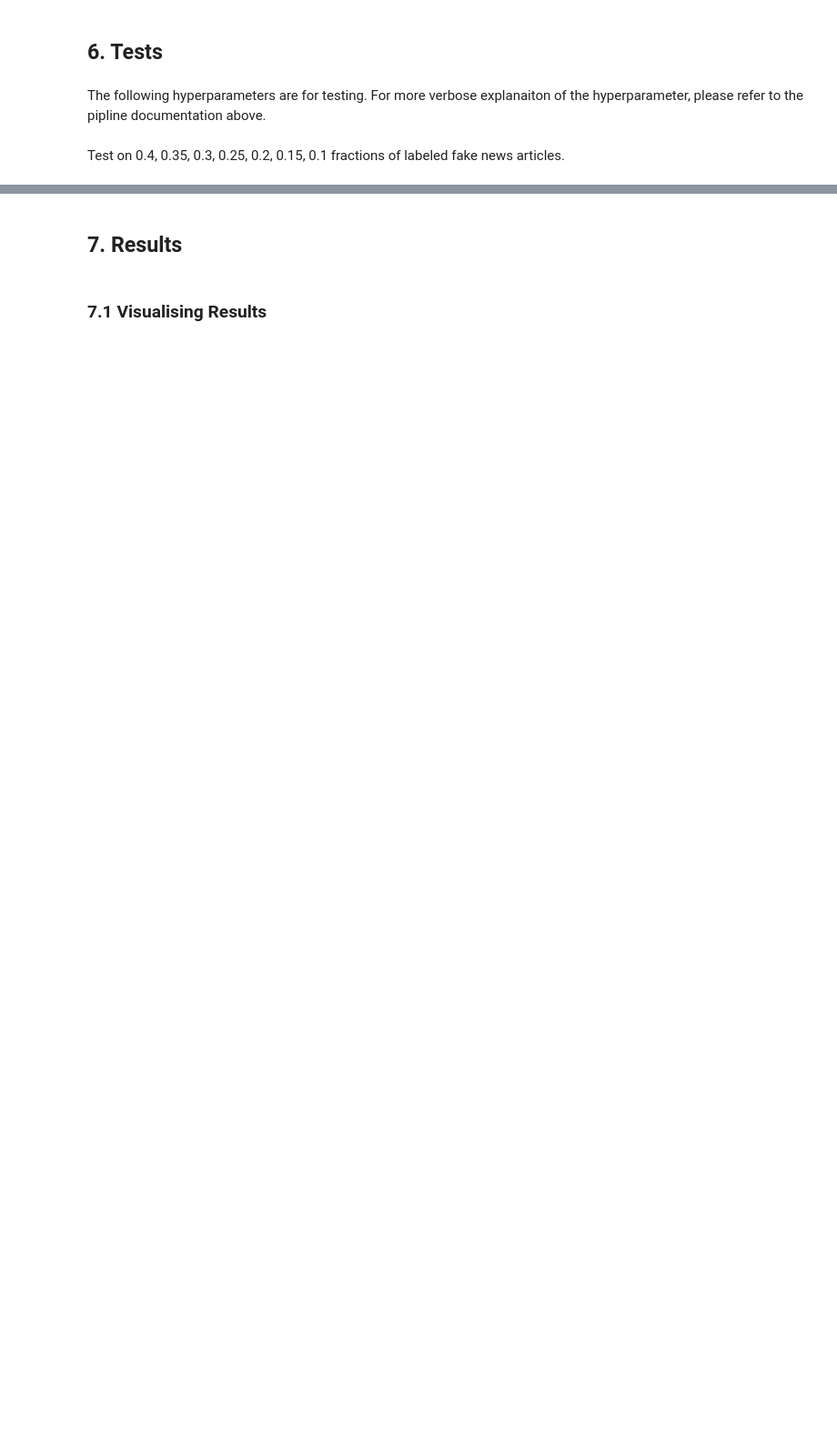
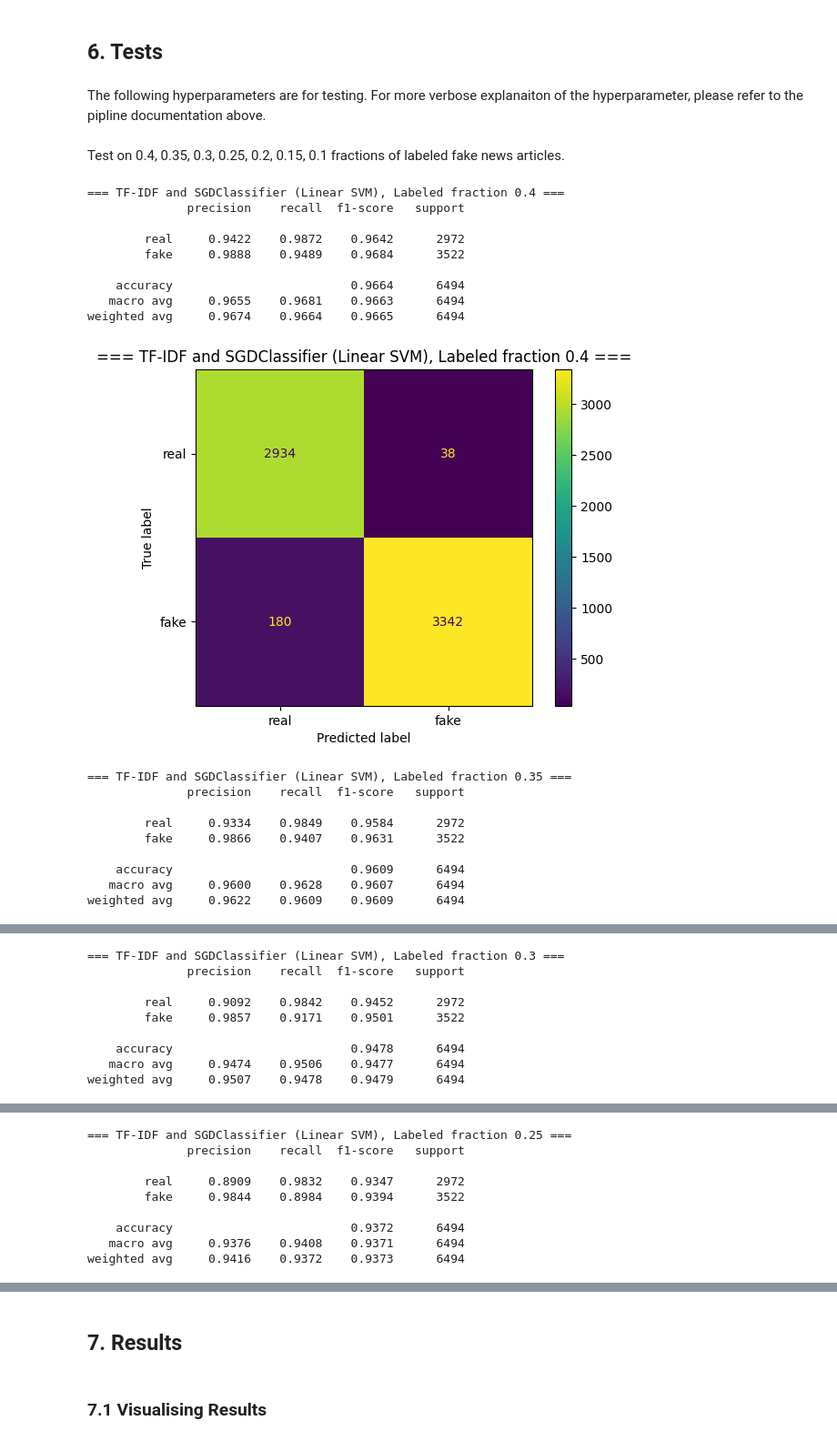
Before and after one commit to rtsonev/kafn-pulp, a Jupyter notebook: kafn-pulp.ipynb, the cells around one changed output, grey strips where cells are left out. Shown at 91% size. Drawn from its saved outputs; the diff is of its cells as text; code cells hidden in the pictures; blank space fills up the shorter version.

Commit message:
results visualisations

```diff
--- a/kafn-pulp.ipynb
+++ b/kafn-pulp.ipynb
@@ -1693,6 +1739,11 @@ def test_pulp_tfidfvectorizer_pipeline(data: KAFNData):
         device="cuda",
     )
     clear_gpu_cache()
+
+
+def test_sgdclassifier(data: KAFNData):
+    sgd(data)
+    clear_gpu_cache()
 # %% [markdown]
 Test on 0.4, 0.35, 0.3, 0.25, 0.2, 0.15, 0.1 fractions of labeled fake news articles.
 # %%
@@ -1700,12 +1751,33 @@ dataset_file = "data/processed.csv"
 fraction = [0.4, 0.35, 0.3, 0.25, 0.2, 0.15, 0.1]
 # %%
 # Test for all fractions
-# for frac in fraction:
-#     data = KAFNData(
-#         csv_path=dataset_file, random_state=42, fraction_fake_labeled=frac, test_size=0.2
-#     )
-#     test_baseline(data)
-#     test_pulp_doc2vec_pipeline(data)
-#     test_pulp_tfidfvectorizer_pipeline(data)
-#     del data
-#     gc.collect()
+for frac in fraction:
+    data = KAFNData(
+        csv_path=dataset_file, random_state=42, fraction_fake_labeled=frac, test_size=0.2
+    )
+    # test_baseline(data)
+    # test_pulp_doc2vec_pipeline(data)
+    # test_pulp_tfidfvectorizer_pipeline(data)
+    test_sgdclassifier(data)
+    del data
+    gc.collect()
+# %% [output]
+=== TF-IDF and SGDClassifier (Linear SVM), Labeled fraction 0.4 ===
+              precision    recall  f1-score   support
+
+        real     0.9422    0.9872    0.9642      2972
+        fake     0.9888    0.9489    0.9684      3522
+
+    accuracy                         0.9664      6494
+   macro avg     0.9655    0.9681    0.9663      6494
+weighted avg     0.9674    0.9664    0.9665      6494
+[figure, added]
+=== TF-IDF and SGDClassifier (Linear SVM), Labeled fraction 0.35 ===
+              precision    recall  f1-score   support
+
+        real     0.9334    0.9849    0.9584      2972
+        fake     0.9866    0.9407    0.9631      3522
+
+    accuracy                         0.9609      6494
+   macro avg     0.9600    0.9628    0.9607      6494
+weighted avg     0.9622    0.9609    0.9609      6494
@@ -1711,0 +1785,9 @@ fraction = [0.4, 0.35, 0.3, 0.25, 0.2, 0.15, 0.1]
+=== TF-IDF and SGDClassifier (Linear SVM), Labeled fraction 0.3 ===
+              precision    recall  f1-score   support
+
+        real     0.9092    0.9842    0.9452      2972
+        fake     0.9857    0.9171    0.9501      3522
+
+    accuracy                         0.9478      6494
+   macro avg     0.9474    0.9506    0.9477      6494
+weighted avg     0.9507    0.9478    0.9479      6494
@@ -1711,0 +1795,9 @@ fraction = [0.4, 0.35, 0.3, 0.25, 0.2, 0.15, 0.1]
+=== TF-IDF and SGDClassifier (Linear SVM), Labeled fraction 0.25 ===
+              precision    recall  f1-score   support
+
+        real     0.8909    0.9832    0.9347      2972
+        fake     0.9844    0.8984    0.9394      3522
+
+    accuracy                         0.9372      6494
+   macro avg     0.9376    0.9408    0.9371      6494
+weighted avg     0.9416    0.9372    0.9373      6494
```
Also changed, not shown: parts of 17 cells of this notebook, 1 other file.
